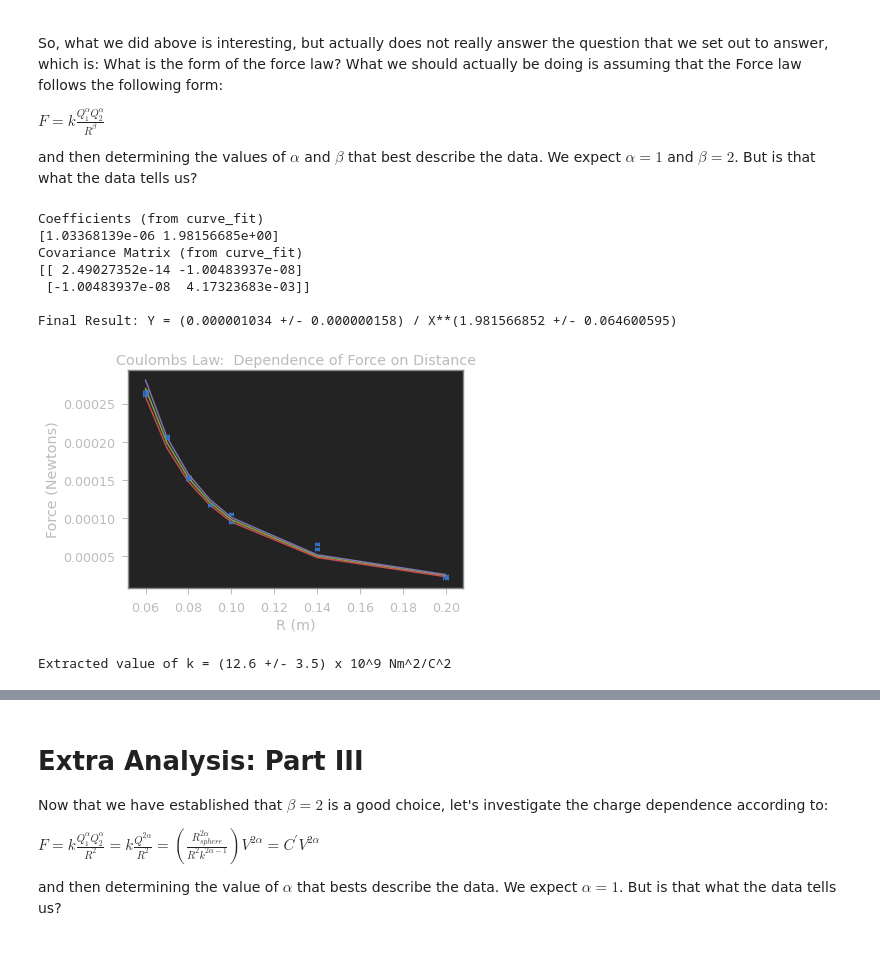
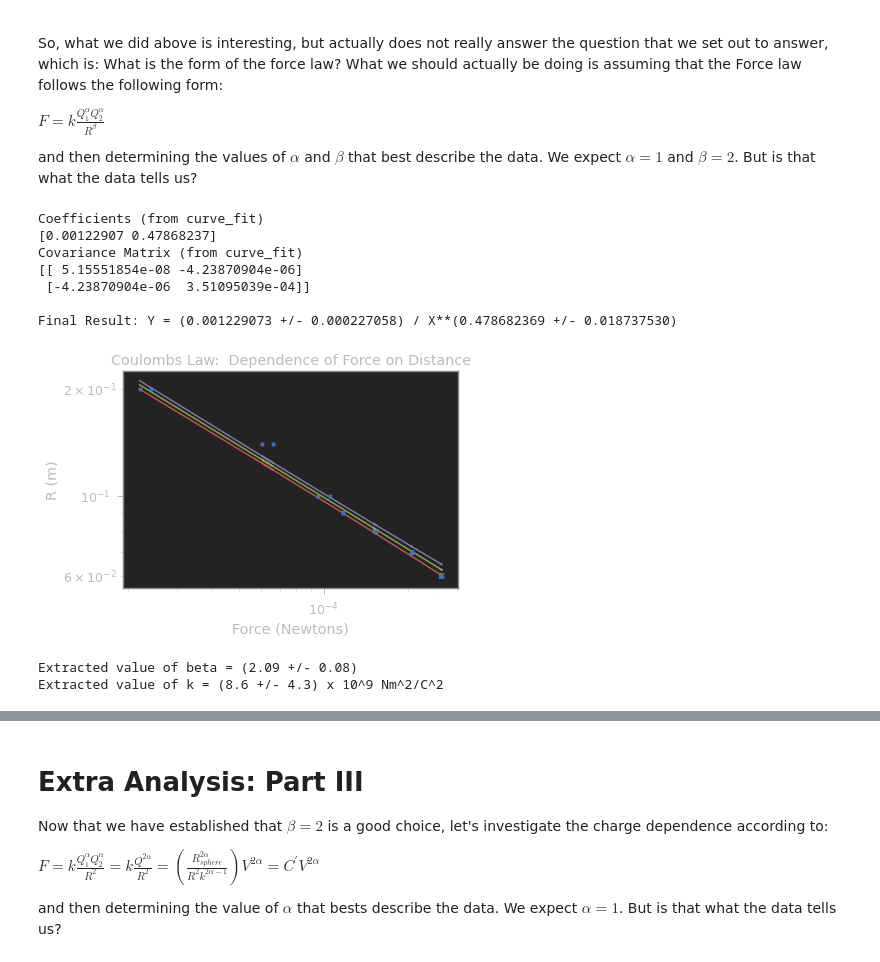
Before and after one commit to brash99/Phys202L, a Jupyter notebook: JupyterNotebooks/Coulombs_Law_Analysis.ipynb, the cells around one changed output, grey strips where cells are left out. Saved outputs shown, nothing was run; the diff lists cells and outputs as text; code cells hidden in the pictures.

```diff
--- a/JupyterNotebooks/Coulombs_Law_Analysis.ipynb
+++ b/JupyterNotebooks/Coulombs_Law_Analysis.ipynb
@@ -623,14 +629,14 @@ and then determining the values of $\alpha$ and $\beta$ that best describe the d
 # %%
 # Part II Analysis
 #
-# Plot F vs. R, and then fit with a non-linear function F = C/R^beta to determine beta.
+# Plot R vs. F, and then fit with a non-linear function R = C/F^(1/beta) to determine beta.
 #
 
-xi = df2['R']
-yi = df2['Force']
+yi = df2['R']
+xi = df2['Force']
 
-sigmaxi = df2['dR']
-sigmayi = df2['dForce']
+sigmayi = df2['dR']
+sigmaxi = df2['dForce']
 
 ##############################
 
@@ -646,45 +652,49 @@ popt, pcov = curve_fit(fitfunction,xi,yi,p0=init_vals,sigma=sigmayi)
 perr = np.sqrt(np.diag(pcov))
 
 ps = np.random.multivariate_normal(popt,pcov,10000)
 ysample=np.asarray([fitfunction(xi,*pi) for pi in ps])
 
 lower = np.percentile(ysample,16.0,axis=0)
 upper = np.percentile(ysample,84.0,axis=0)
 middle = (lower+upper)/2.0
 
 print("Coefficients (from curve_fit)")
 print (popt)
 print("Covariance Matrix (from curve_fit)")
 print (pcov)
 
 print()
 print ("Final Result: Y = (%0.9f +/- %0.9f) / X**(%0.9f +/- %0.9f)" % (popt[0],perr[0],popt[1],perr[1]))
 
 plt.errorbar(xi, yi, xerr=sigmaxi, yerr=sigmayi, fmt='.', capsize=2, capthick=1)
 
 plt.plot(xi,middle)
 plt.plot(xi,lower)
 plt.plot(xi,upper)
 
 #########################
-plt.xlabel('R (m)')
-plt.ylabel('Force (Newtons)')
+plt.ylabel('R (m)')
+plt.xlabel('Force (Newtons)')
+plt.yscale("log")
+plt.xscale("log")
 plt.title('Coulombs Law:  Dependence of Force on Distance')
 plt.show()
 # %% [output]
 Coefficients (from curve_fit)
-[1.03368139e-06 1.98156685e+00]
+[0.00122907 0.47868237]
 Covariance Matrix (from curve_fit)
-[[ 2.49027352e-14 -1.00483937e-08]
- [-1.00483937e-08  4.17323683e-03]]
+[[ 5.15551854e-08 -4.23870904e-06]
+ [-4.23870904e-06  3.51095039e-04]]
 
-Final Result: Y = (0.000001034 +/- 0.000000158) / X**(1.981566852 +/- 0.064600595)
+Final Result: Y = (0.001229073 +/- 0.000227058) / X**(0.478682369 +/- 0.018737530)
-[figure, old version]
+[figure, new version]
 # %%
 # extract the values of C and beta from the fit
 #
-beta = popt[1]
-dbeta = perr[1]
+beta = 1.0/popt[1]
+dbeta = beta*(perr[1]/popt[1])
+
+print('Extracted value of beta = (%0.2f +/- %0.2f)' % (beta,dbeta))
 
 C = popt[0]
 dC = perr[0]
@@ -692,19 +702,22 @@ dC = perr[0]
 #
 # Now, let us see if we can calculate what k is, based on the parameters from the previous graph
 #
-# Following the development above, we can show that k = R_sphere^2*V^2/C
+# Following the development above, we can show that C = sqrt((kQ^2)) ... C^2 = kQ^2 ... k = C^2/Q^2
+#
+# k = C^2/(R_sV/k)^2 ... k = C^2k^2/R_s^2V^2 ... k = R_s^2V^2/C^2
 
 V = 6000
 dV = 10 + 0.01*V
 R_sphere = 0.019
 dR_sphere = 0.001
 
-k = R_sphere**2*V**2/C
-dk = k*(2*dR_sphere/R_sphere+2*dV/V+dC/C)
+k = R_sphere**2*V**2/C**2
+dk = k*(2*dR_sphere/R_sphere+2*dV/V+2*dC/C)
 
 print ('Extracted value of k = (%0.1f +/- %0.1f) x 10^9 Nm^2/C^2' % (k/1E9,dk/1E9))
 # %% [output]
-Extracted value of k = (12.6 +/- 3.5) x 10^9 Nm^2/C^2
+Extracted value of beta = (2.09 +/- 0.08)
+Extracted value of k = (8.6 +/- 4.3) x 10^9 Nm^2/C^2
 # %%
 # Finally, let's calculate an error budget.  We would like to understand how much the various uncertainties in the experiment
 # contribute to the final error that we get in the extraction of k.
```
Also changed, not shown: parts of 7 cells of this notebook, 2 other files.
